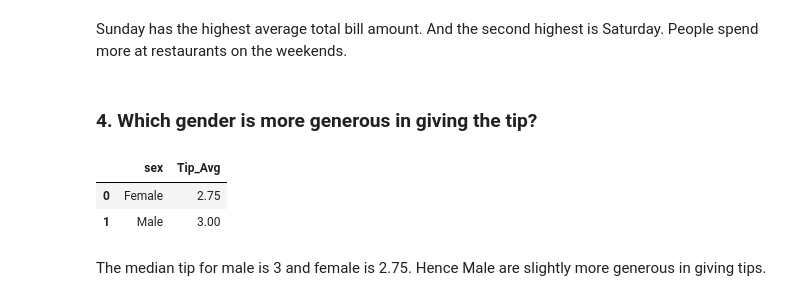
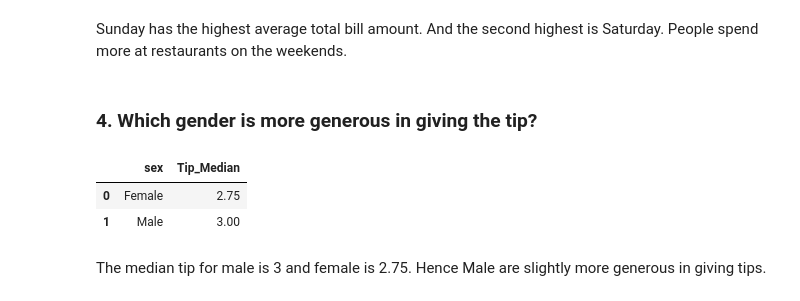
Before and after one commit to mercy-git/Python-tutorial, a Jupyter notebook: Lab_Excercises/Lab_Exercise_1_DS.ipynb, the cells around one changed output. Cells and saved outputs as stored; diff of their text form; code cells hidden in the pictures.

```diff
--- a/Lab_Excercises/Lab_Exercise_1_DS.ipynb
+++ b/Lab_Excercises/Lab_Exercise_1_DS.ipynb
@@ -86,9 +86,9 @@ Sunday has the highest average total bill amount. And the second highest is Satu
 ### 4. Which gender is more generous in giving the tip?</b>
 # %%
 # type your code here
-cust_tip_df.groupby('sex', as_index=False).agg(Tip_Avg=('tip','median'))
+cust_tip_df.groupby('sex', as_index=False).agg(Tip_Median=('tip','median'))
 # %% [output]
-|  | sex | Tip_Avg |
+|  | sex | Tip_Median |
 | 0 | Female | 2.75 |
 | 1 | Male | 3.00 |
 # %% [markdown]
```
Also changed, not shown: 1 other file.
